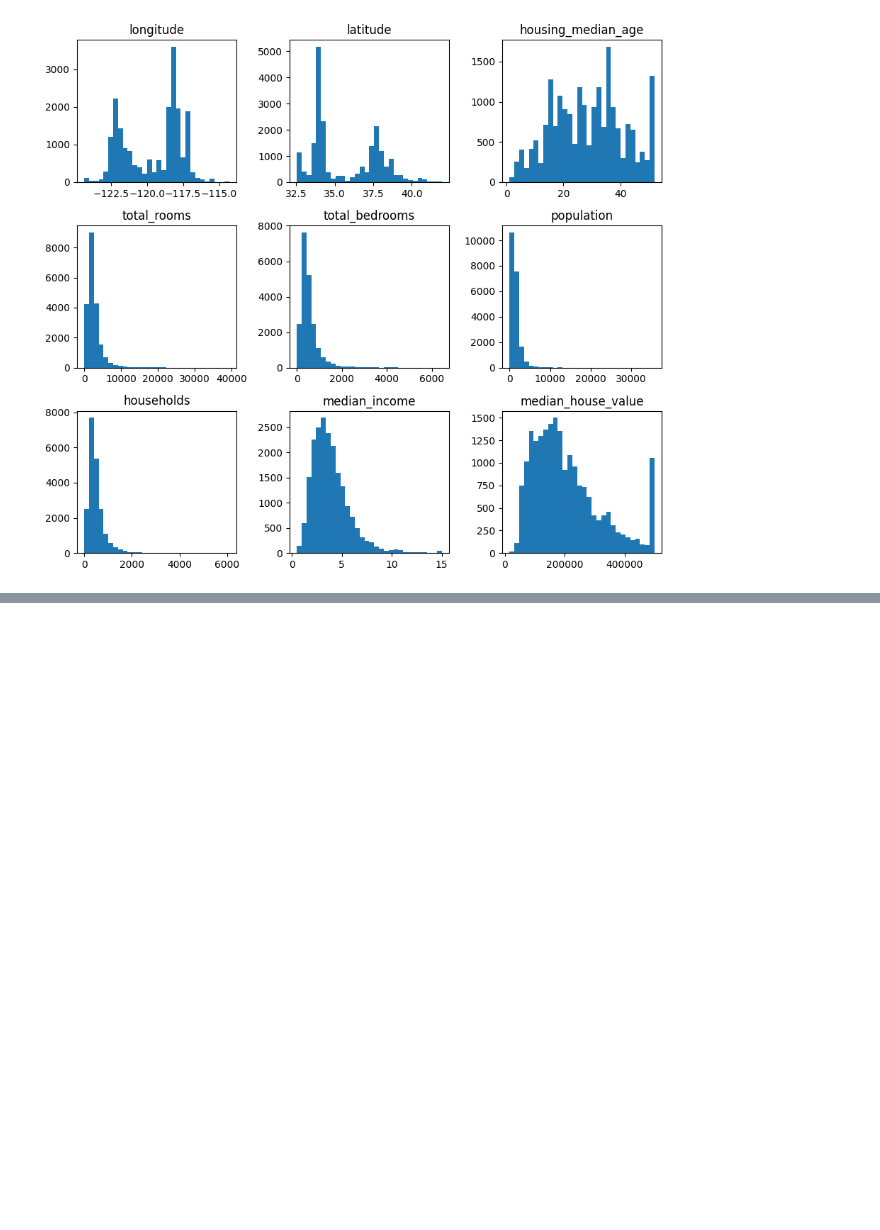
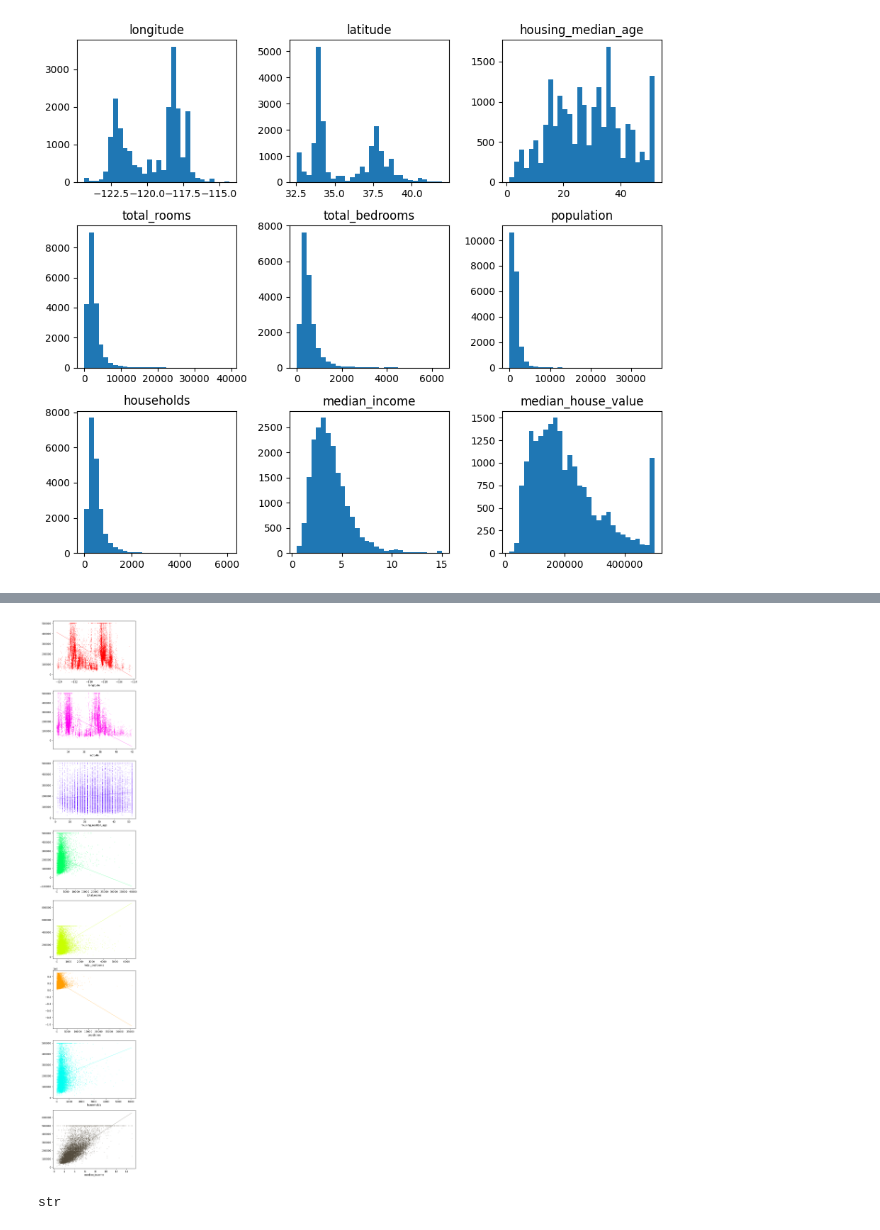
Before and after one commit to AdrianSSkog/Statistiska_Metoder, a Jupyter notebook: Labb/Labb_EDA.ipynb, the cells around one changed output, grey strips where cells are left out. Saved outputs shown, nothing was run; the diff lists cells and outputs as text; code cells hidden in the pictures; blank space fills up the shorter version.

```diff
--- a/Labb/Labb_EDA.ipynb
+++ b/Labb/Labb_EDA.ipynb
@@ -137,18 +137,29 @@ for r, col in enumerate(rows):
 # %% [output]
 [figure]
 # %%
+import numpy as np
+import importlib
+importlib.reload(lreg)
+
+
 traind, testd = lreg.train_test_split(df_clean)
 model = lreg.LinearRegression()
-train_X = lreg.make_numeric(traind[:,:-2])
-train_y = lreg.make_numeric(traind[:,-2])
+train_X = traind[:,:-2].astype(float)
+train_y = traind[:,-2].astype(float)
 train_categorical = traind[:,-1]
 
 model.fit(train_X, train_y)
-print(train_X.dtype)
 
-print(f"{model.b}, {model.intercept}")
-#prediction = model.predict(testd)
-#prediction
-print(train_X)
-print("Y:",train_y)
+test_X = testd[:,:-2].astype(float)
+prediction = model.predict(test_X)
+
+print(f"R square: {model.Rsqr}")
+print(f"Adjusted R square: {model.adjRsqr}")
+print(f"varinace: {model.sigma2}")
+print(f"Sum of squared errors: {model.SSE}")
+print(f"RMSE: {model.rmse()}")
+
+df_numeric = df_clean.iloc[:,:-1]
+corr = model.correlation(df_numeric)
+corr
 # %% [output]
@@ -155,0 +189,24 @@ AttributeError: module 'LinearRegression' has no attribute 'make_numeric'
+# %%
+colors = ["#ff0000", "#ff00ee", "#5900ff", "#00ff62", "#c8ff00", "#ff9d00", "#00fff2", "#534b3d"]
+
+fig, ax = plt.subplots(8, 1, figsize=(6, 40))
+
+X_mean = train_X.mean(axis=0)
+feature_names = df_clean.columns[:-2]
+
+for i in range(train_X.shape[1]):
+    column = train_X[:,i]
+    ax[i].scatter(column, train_y, c=colors[i], s=0.1)
+    X_vals = np.linspace(column.min(), column.max(), 200)
+    X_plot = np.tile(X_mean, (200, 1))
+    X_plot[:,i] = X_vals
+    Y_vals = model.predict(X_plot)
+    order = np.argsort(X_vals)
+    ax[i].plot(X_vals[order], Y_vals[order], color=colors[i], linewidth=.5)
+    ax[i].set_xlabel(f"{feature_names[i]}")
+# %% [output]
+[figure, added]
+# %%
+type(np.asarray(df_clean)[1,-1])
+# %% [output]
+str
```
Also changed, not shown: parts of 2 cells of this notebook, 1 other file.
